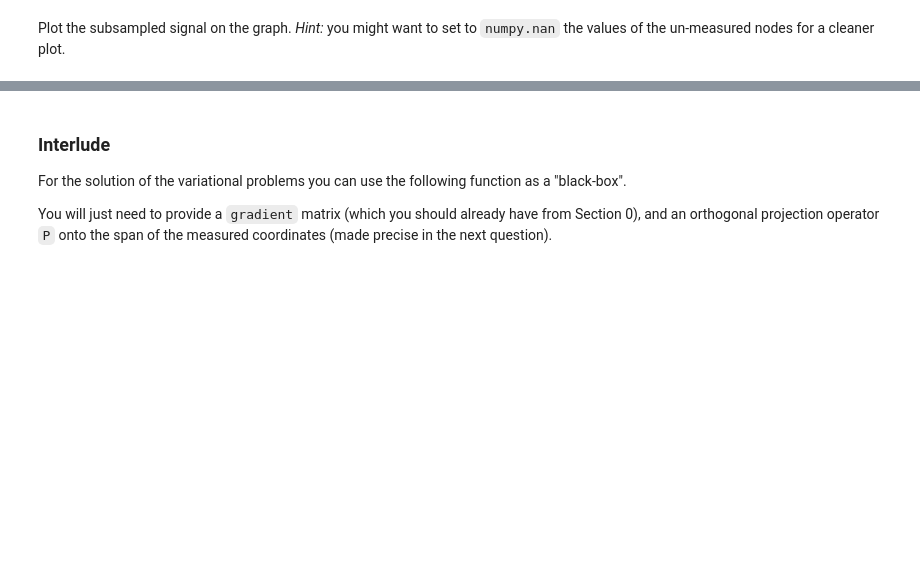
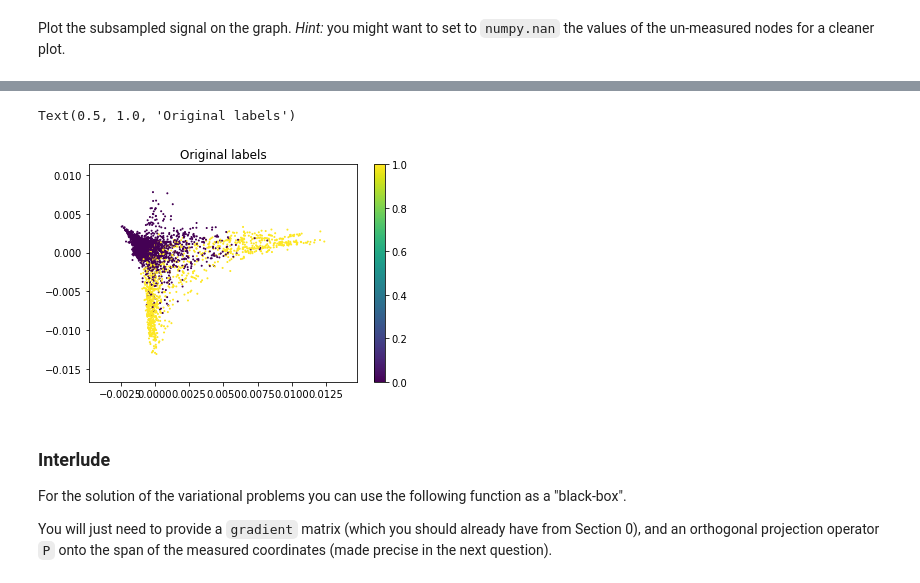
Before and after one commit to isabelaconstantin/wikinet, a Jupyter notebook: milestone4/4_graph_signal_processing.ipynb, the cells around one changed output, grey strips where cells are left out. Saved outputs shown, nothing was run; the diff lists cells and outputs as text; code cells hidden in the pictures; blank space fills up the shorter version.

```diff
--- a/milestone4/4_graph_signal_processing.ipynb
+++ b/milestone4/4_graph_signal_processing.ipynb
@@ -557,3 +603,9 @@ Plot the subsampled signal on the graph. _Hint:_ you might want to set to `numpy
+# %%
+plot_graph(graph, coords, label);
+plt.title('Original labels')
+# %% [output]
+Text(0.5, 1.0, 'Original labels')
+[figure, added]
 # %% [markdown]
 ### Interlude
 
```
Also changed, not shown: parts of 35 cells of this notebook.
